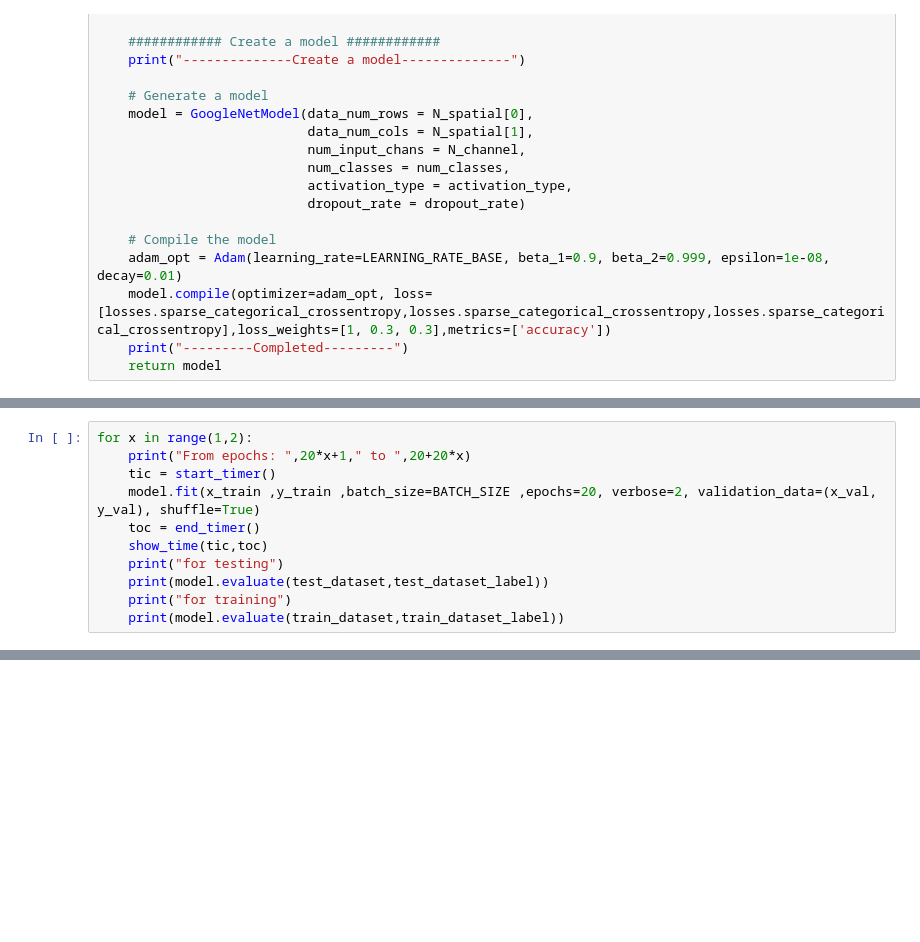
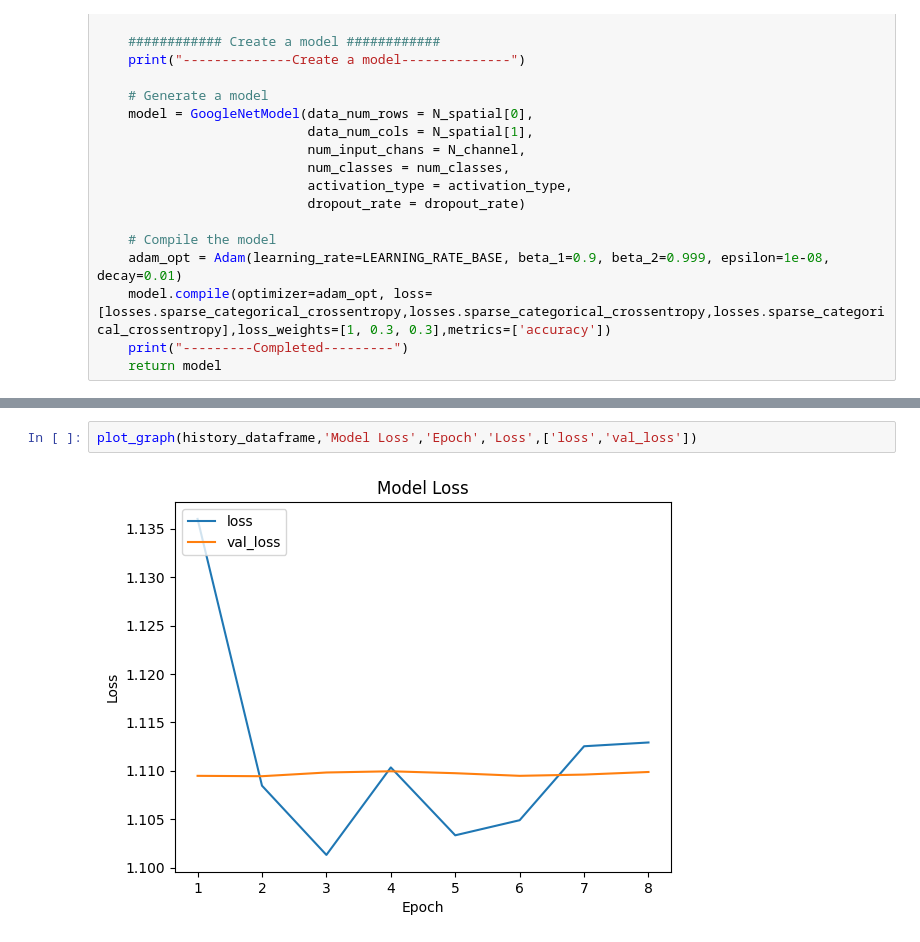
Before and after one commit to deepakjsagarwal/WC, a Jupyter notebook: GoogleNet.ipynb, the cells around one changed output, grey strips where cells are left out. Drawn from its saved outputs; the diff is of its cells as text; blank space fills up the shorter version.

```diff
--- a/GoogleNet.ipynb
+++ b/GoogleNet.ipynb
@@ -350,13 +294,2 @@ Trainable params: 5,771,391
 Non-trainable params: 0
 __________________________________________________________________________________________________
-# %%
-for x in range(1,2):
-    print("From epochs: ",20*x+1," to ",20+20*x)
-    tic = start_timer()
-    model.fit(x_train ,y_train ,batch_size=BATCH_SIZE ,epochs=20, verbose=2, validation_data=(x_val, y_val), shuffle=True)
-    toc = end_timer()
-    show_time(tic,toc)
-    print("for testing")
-    print(model.evaluate(test_dataset,test_dataset_label))
-    print("for training")
-    print(model.evaluate(train_dataset,train_dataset_label))
@@ -365,0 +388,4 @@ Testing started
+# %%
+plot_graph(history_dataframe,'Model Loss','Epoch','Loss',['loss','val_loss'])
+# %% [output]
+[figure, added]
```
Also changed, not shown: parts of 25 cells of this notebook.
